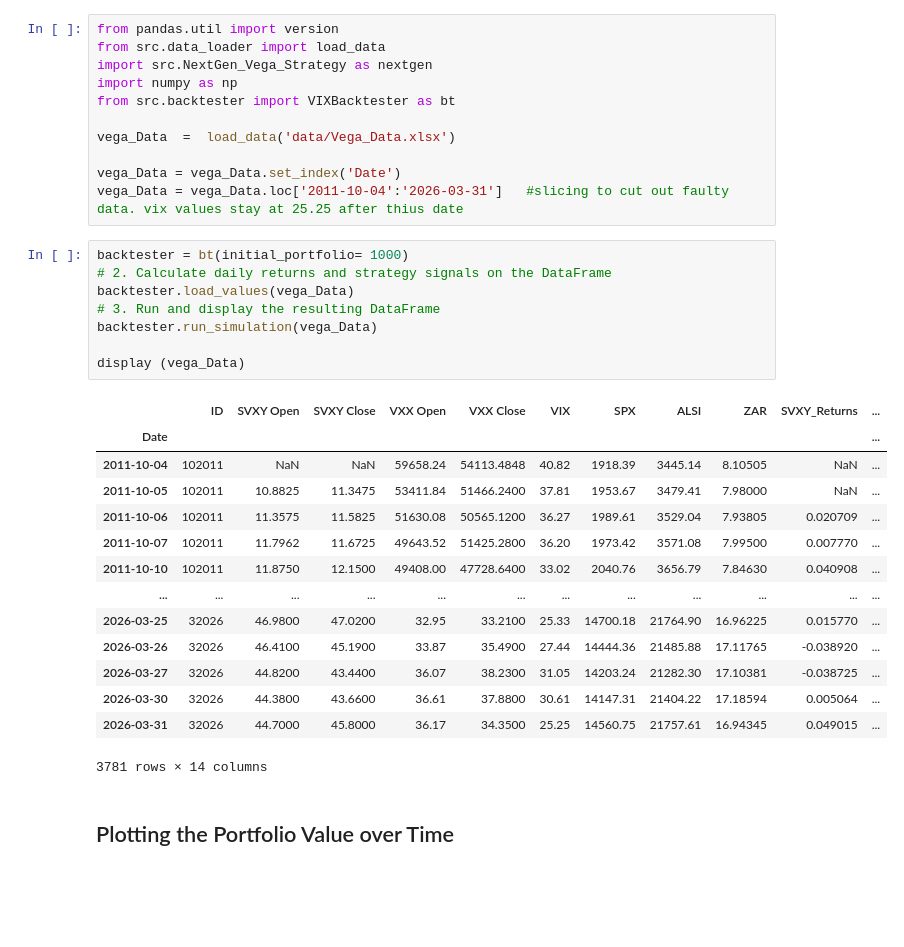
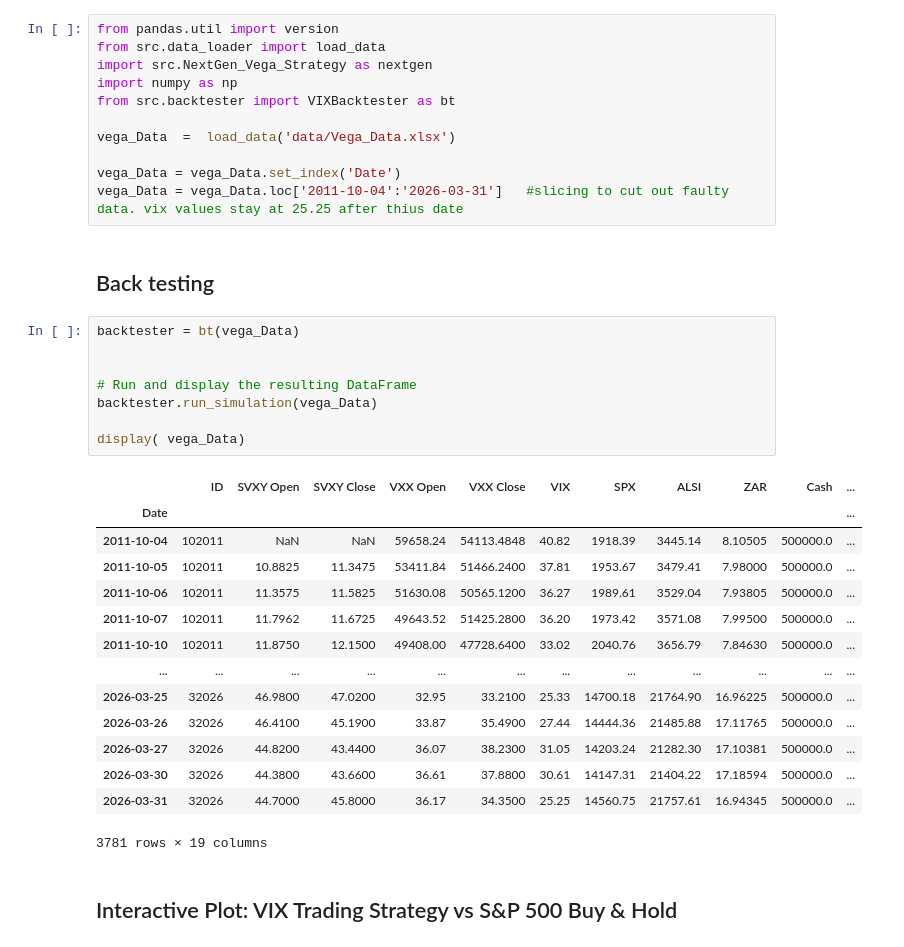
Before and after one commit to julian-olivier/VIX_Trading_Strategy, a Jupyter notebook: main.ipynb, the cells around one changed output. Saved outputs shown, nothing was run; the diff lists cells and outputs as text; blank space fills up the shorter version.

```diff
--- a/main.ipynb
+++ b/main.ipynb
@@ -11,29 +11,31 @@ vega_Data  =  load_data('data/Vega_Data.xlsx')
 
 vega_Data = vega_Data.set_index('Date')
 vega_Data = vega_Data.loc['2011-10-04':'2026-03-31']   #slicing to cut out faulty data. vix values stay at 25.25 after thius date
+# %% [markdown]
+## Back testing
 # %%
-backtester = bt(initial_portfolio= 1000)
-# 2. Calculate daily returns and strategy signals on the DataFrame
-backtester.load_values(vega_Data)
-# 3. Run and display the resulting DataFrame
+backtester = bt(vega_Data)
+
+
+# Run and display the resulting DataFrame
 backtester.run_simulation(vega_Data)
 
-display (vega_Data)
+display( vega_Data)
 # %% [output]
-|  | ID | SVXY Open | SVXY Close | VXX Open | VXX Close | VIX | SPX | ALSI | ZAR | SVXY_Returns | ... |
+|  | ID | SVXY Open | SVXY Close | VXX Open | VXX Close | VIX | SPX | ALSI | ZAR | Cash | ... |
 | Date |  |  |  |  |  |  |  |  |  |  | ... |
-| 2011-10-04 | 102011 | NaN | NaN | 59658.24 | 54113.4848 | 40.82 | 1918.39 | 3445.14 | 8.10505 | NaN | ... |
-| 2011-10-05 | 102011 | 10.8825 | 11.3475 | 53411.84 | 51466.2400 | 37.81 | 1953.67 | 3479.41 | 7.98000 | NaN | ... |
-| 2011-10-06 | 102011 | 11.3575 | 11.5825 | 51630.08 | 50565.1200 | 36.27 | 1989.61 | 3529.04 | 7.93805 | 0.020709 | ... |
-| 2011-10-07 | 102011 | 11.7962 | 11.6725 | 49643.52 | 51425.2800 | 36.20 | 1973.42 | 3571.08 | 7.99500 | 0.007770 | ... |
-| 2011-10-10 | 102011 | 11.8750 | 12.1500 | 49408.00 | 47728.6400 | 33.02 | 2040.76 | 3656.79 | 7.84630 | 0.040908 | ... |
+| 2011-10-04 | 102011 | NaN | NaN | 59658.24 | 54113.4848 | 40.82 | 1918.39 | 3445.14 | 8.10505 | 500000.0 | ... |
+| 2011-10-05 | 102011 | 10.8825 | 11.3475 | 53411.84 | 51466.2400 | 37.81 | 1953.67 | 3479.41 | 7.98000 | 500000.0 | ... |
+| 2011-10-06 | 102011 | 11.3575 | 11.5825 | 51630.08 | 50565.1200 | 36.27 | 1989.61 | 3529.04 | 7.93805 | 500000.0 | ... |
+| 2011-10-07 | 102011 | 11.7962 | 11.6725 | 49643.52 | 51425.2800 | 36.20 | 1973.42 | 3571.08 | 7.99500 | 500000.0 | ... |
+| 2011-10-10 | 102011 | 11.8750 | 12.1500 | 49408.00 | 47728.6400 | 33.02 | 2040.76 | 3656.79 | 7.84630 | 500000.0 | ... |
 | ... | ... | ... | ... | ... | ... | ... | ... | ... | ... | ... | ... |
-| 2026-03-25 | 32026 | 46.9800 | 47.0200 | 32.95 | 33.2100 | 25.33 | 14700.18 | 21764.90 | 16.96225 | 0.015770 | ... |
-| 2026-03-26 | 32026 | 46.4100 | 45.1900 | 33.87 | 35.4900 | 27.44 | 14444.36 | 21485.88 | 17.11765 | -0.038920 | ... |
-| 2026-03-27 | 32026 | 44.8200 | 43.4400 | 36.07 | 38.2300 | 31.05 | 14203.24 | 21282.30 | 17.10381 | -0.038725 | ... |
-| 2026-03-30 | 32026 | 44.3800 | 43.6600 | 36.61 | 37.8800 | 30.61 | 14147.31 | 21404.22 | 17.18594 | 0.005064 | ... |
-| 2026-03-31 | 32026 | 44.7000 | 45.8000 | 36.17 | 34.3500 | 25.25 | 14560.75 | 21757.61 | 16.94345 | 0.049015 | ... |
+| 2026-03-25 | 32026 | 46.9800 | 47.0200 | 32.95 | 33.2100 | 25.33 | 14700.18 | 21764.90 | 16.96225 | 500000.0 | ... |
+| 2026-03-26 | 32026 | 46.4100 | 45.1900 | 33.87 | 35.4900 | 27.44 | 14444.36 | 21485.88 | 17.11765 | 500000.0 | ... |
+| 2026-03-27 | 32026 | 44.8200 | 43.4400 | 36.07 | 38.2300 | 31.05 | 14203.24 | 21282.30 | 17.10381 | 500000.0 | ... |
+| 2026-03-30 | 32026 | 44.3800 | 43.6600 | 36.61 | 37.8800 | 30.61 | 14147.31 | 21404.22 | 17.18594 | 500000.0 | ... |
+| 2026-03-31 | 32026 | 44.7000 | 45.8000 | 36.17 | 34.3500 | 25.25 | 14560.75 | 21757.61 | 16.94345 | 500000.0 | ... |
-3781 rows × 14 columns
+3781 rows × 19 columns
 # %% [markdown]
-## Plotting the Portfolio Value over Time
+## Interactive Plot: VIX Trading Strategy vs S&P 500 Buy & Hold
 # %%
```
Also changed, not shown: parts of 1 cell of this notebook, 3 other files.
